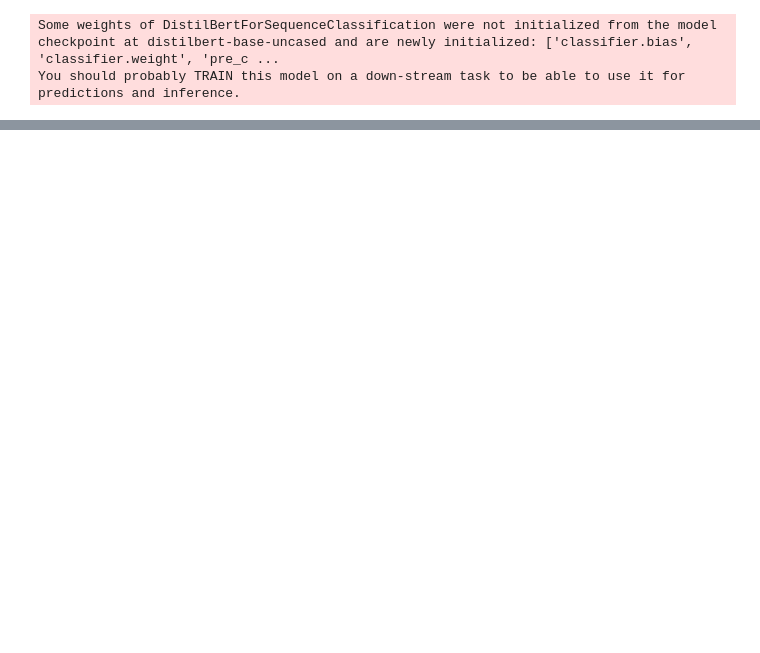
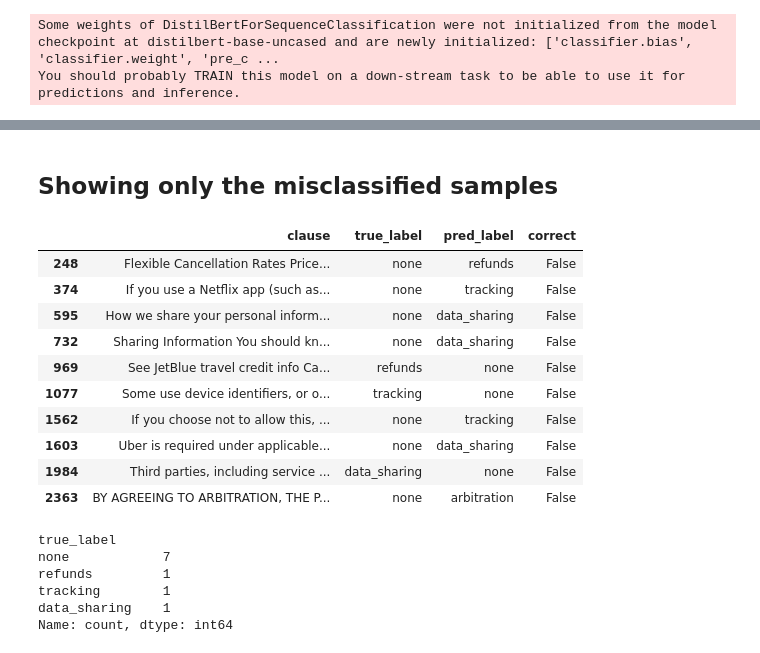
Before and after one commit to xlumzee/FinePrint, a Jupyter notebook: Version2/notebooks/03_train_distilbert.ipynb, the cells around one changed output, grey strips where cells are left out. Cells and saved outputs as stored; diff of their text form; code cells hidden in the pictures; blank space fills up the shorter version.

```diff
--- a/Version2/notebooks/03_train_distilbert.ipynb
+++ b/Version2/notebooks/03_train_distilbert.ipynb
@@ -162,0 +317,12 @@ file_path
+# %%
+import pandas as pd
+
+errors = pd.DataFrame({
+    "clause": test_df["clause"].values,
+    "true_label": [id2label[l] for l in y_true],
+    "pred_label": [id2label[p] for p in y_pred],
+})
+
+errors["correct"] = errors["true_label"] == errors["pred_label"]
+
+errors.head()
@@ -162,0 +336,26 @@ file_path
+# %% [markdown]
+## Showing only the misclassified samples
+# %%
+mistakes = errors[errors["correct"] == False]
+mistakes.head(20)
+# %% [output]
+|  | clause | true_label | pred_label | correct |
+| 248 | Flexible Cancellation Rates Price... | none | refunds | False |
+| 374 | If you use a Netflix app (such as... | none | tracking | False |
+| 595 | How we share your personal inform... | none | data_sharing | False |
+| 732 | Sharing Information You should kn... | none | data_sharing | False |
+| 969 | See JetBlue travel credit info Ca... | refunds | none | False |
+| 1077 | Some use device identifiers, or o... | tracking | none | False |
+| 1562 | If you choose not to allow this, ... | none | tracking | False |
+| 1603 | Uber is required under applicable... | none | data_sharing | False |
+| 1984 | Third parties, including service ... | data_sharing | none | False |
+| 2363 | BY AGREEING TO ARBITRATION, THE P... | none | arbitration | False |
+# %%
+mistakes["true_label"].value_counts()
+# %% [output]
+true_label
+none            7
+refunds         1
+tracking        1
+data_sharing    1
+Name: count, dtype: int64
```
Also changed, not shown: parts of 43 cells of this notebook, 1 other file.
